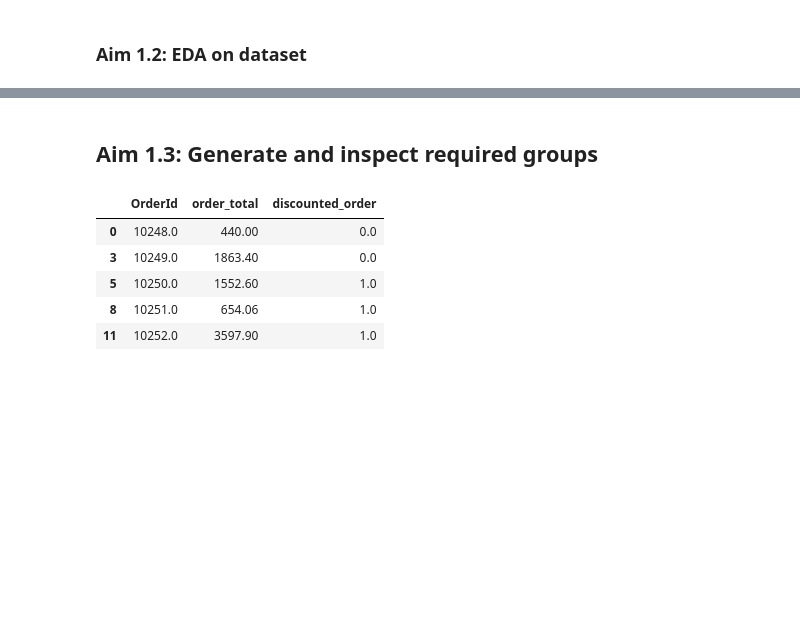
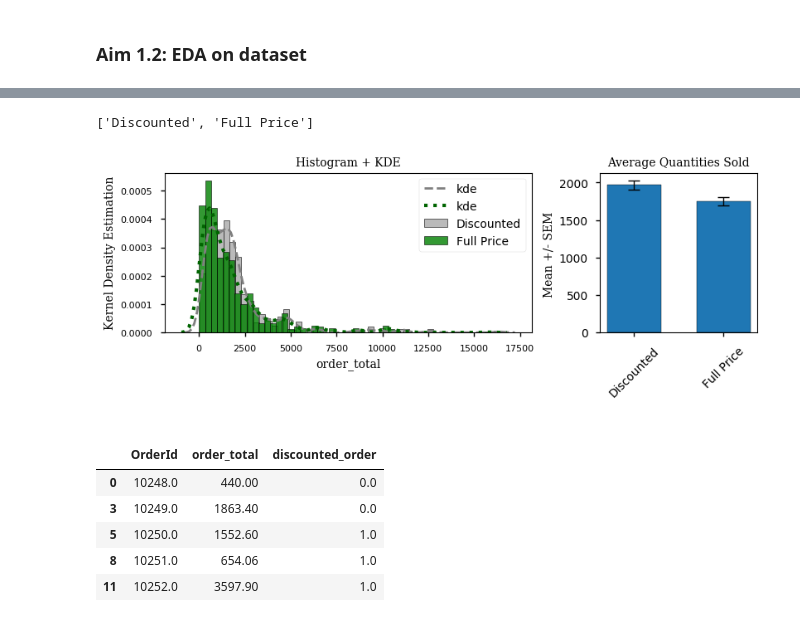
Before and after one commit to jirvingphd/dsc-2-final-project-online-ds-ft-021119, a Jupyter notebook: _Mod2_Project_JMI_04_07_19_H1_H3.ipynb, the cells around one changed output, grey strips where cells are left out. Saved outputs shown, nothing was run; the diff lists cells and outputs as text; code cells hidden in the pictures; blank space fills up the shorter version.

```diff
--- a/_Mod2_Project_JMI_04_07_19_H1_H3.ipynb
+++ b/_Mod2_Project_JMI_04_07_19_H1_H3.ipynb
@@ -1929,5 +2325,27 @@ df_price.groupby('discounted_order')['order_total'].mean().plot(kind='bar',ax=ax
+# %%
+
+
+test = ax[1].get_xticklabels()
+labels = [x.get_text() for x in test]
+ax[1].set_xticklabels(labels,rotation=45)
+print(labels)
+# fig.tight_layout()
+# fig.get_constrained_layout_pads
+# test = ax[1].xaxis.get_ticklabels()
+# print(test[0].get_text())
+
+# fig.get_axes
+# ax= fig.get_axes()
+# # fig.patch()
+# xax = ax[1].xaxis
+# xax.get_label()
+
+fig
+# %% [output]
+['Discounted', 'Full Price']
+[figure, added]
 # %% [markdown]
-## Aim 1.3: Generate and inspect required groups
+<!-- ## Aim 1.3: Generate and inspect required groups  -->
 # %%
 # 1 - Separating groups from dfH (dataframeHypothesis)
 df_temp = df_price[['OrderId','order_total','discounted_order']]
```
Also changed, not shown: parts of 84 cells of this notebook.
